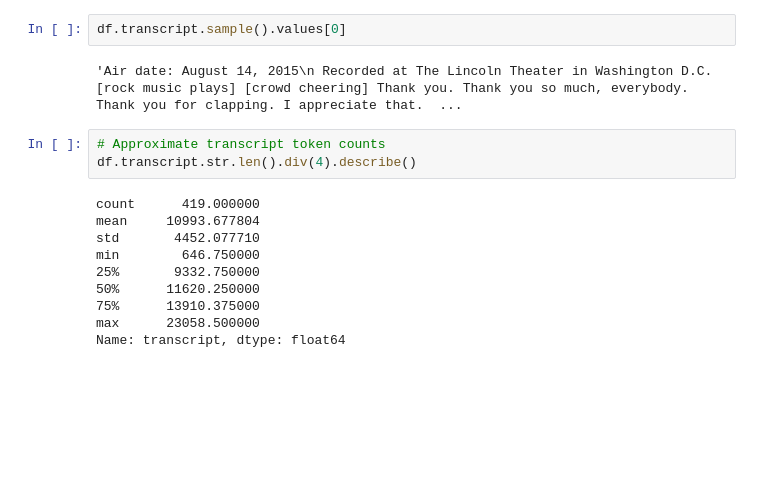
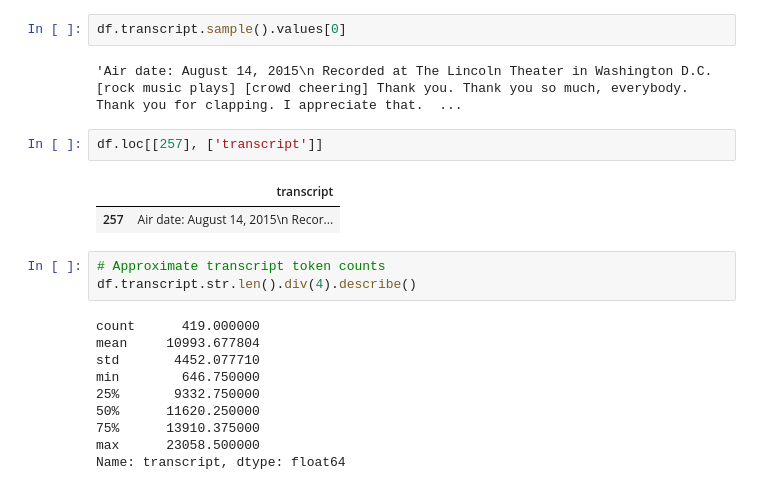
Before and after one commit to hdmamin/aion, a Jupyter notebook: notebooks/00-humor-data.ipynb, the cells around one changed output. Cells and saved outputs as stored; diff of their text form; blank space fills up the shorter version.

```diff
--- a/notebooks/00-humor-data.ipynb
+++ b/notebooks/00-humor-data.ipynb
@@ -119,6 +119,11 @@ df = ds['train'].to_pandas()\
 df.transcript.sample().values[0]
 # %% [output]
 'Air date: August 14, 2015\n Recorded at The Lincoln Theater in Washington D.C. [rock music plays] [crowd cheering] Thank you. Thank you so much, everybody. Thank you for clapping. I appreciate that.  ...
+# %%
+df.loc[[257], ['transcript']]
+# %% [output]
+|  | transcript |
+| 257 | Air date: August 14, 2015\n Recor... |
 # %%
 # Approximate transcript token counts
 df.transcript.str.len().div(4).describe()
```
Also changed, not shown: parts of 3 cells of this notebook, 2 other files.
